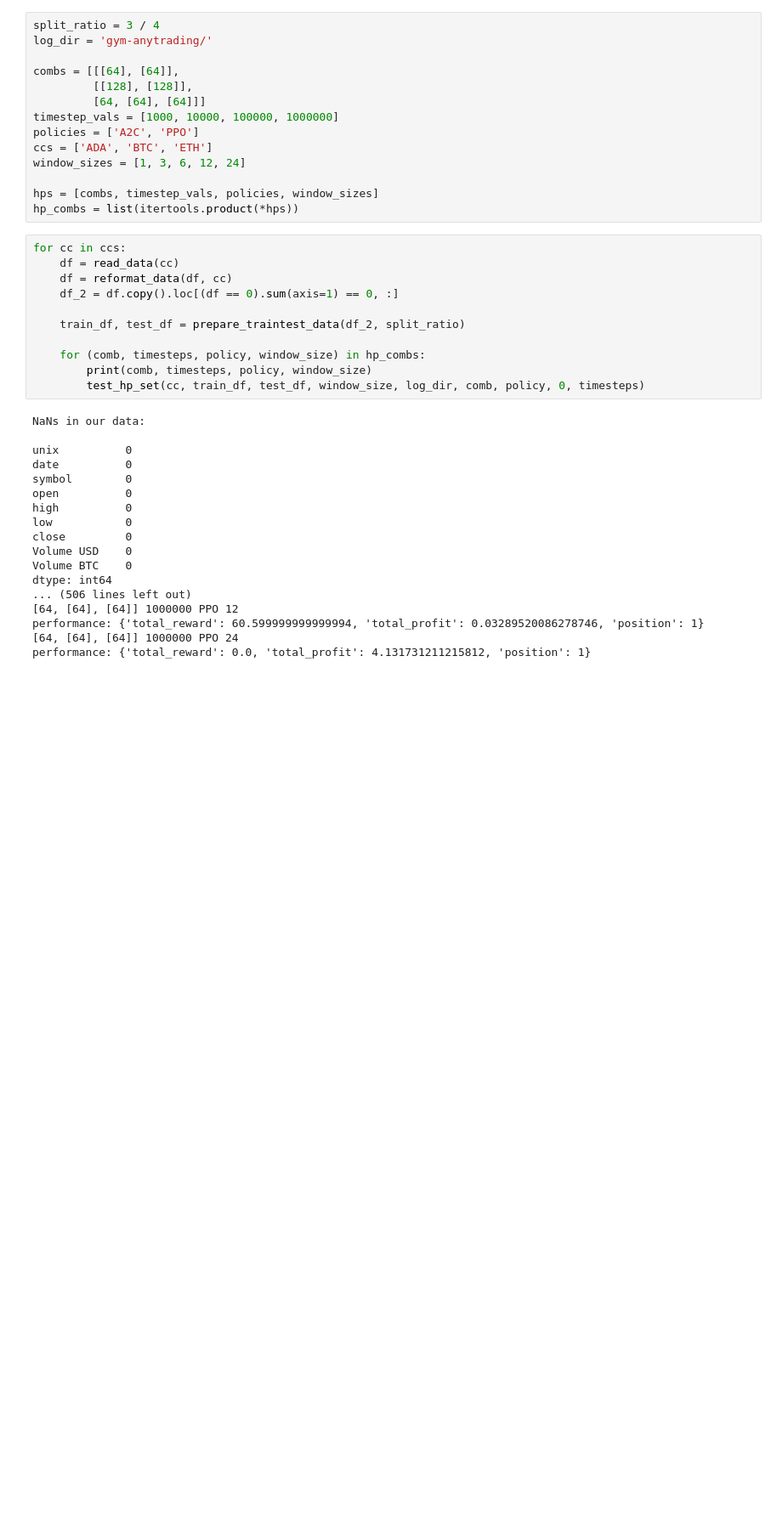
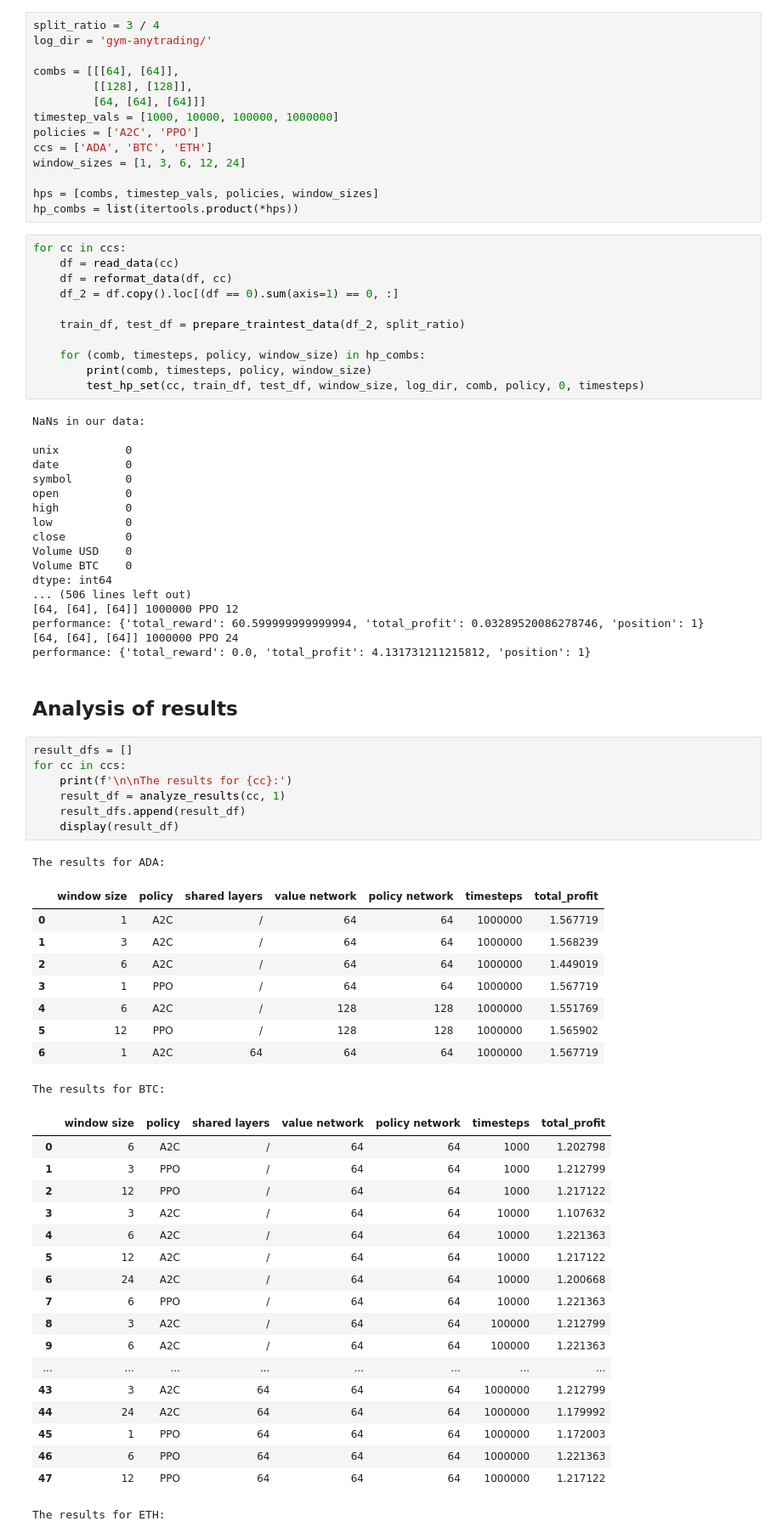
Before and after one commit to dstefanov46/AI-Project, a Jupyter notebook: report_result_replication.ipynb, the cells around one changed output. Shown at 85% size. Drawn from its saved outputs; the diff is of its cells as text; blank space fills up the shorter version.

Commit message:
added analysis of results

```diff
--- a/report_result_replication.ipynb
+++ b/report_result_replication.ipynb
@@ -122,3 +122,41 @@ dtype: int64
 performance: {'total_reward': 60.599999999999994, 'total_profit': 0.03289520086278746, 'position': 1}
 [64, [64], [64]] 1000000 PPO 24
 performance: {'total_reward': 0.0, 'total_profit': 4.131731211215812, 'position': 1}
+# %% [markdown]
+## Analysis of results
+# %%
+result_dfs = []
+for cc in ccs:
+    print(f'\n\nThe results for {cc}:')
+    result_df = analyze_results(cc, 1)
+    result_dfs.append(result_df)
+    display(result_df)
+# %% [output]
+The results for ADA:
+|  | window size | policy | shared layers | value network | policy network | timesteps | total_profit |
+| 0 | 1 | A2C | / | 64 | 64 | 1000000 | 1.567719 |
+| 1 | 3 | A2C | / | 64 | 64 | 1000000 | 1.568239 |
+| 2 | 6 | A2C | / | 64 | 64 | 1000000 | 1.449019 |
+| 3 | 1 | PPO | / | 64 | 64 | 1000000 | 1.567719 |
+| 4 | 6 | A2C | / | 128 | 128 | 1000000 | 1.551769 |
+| 5 | 12 | PPO | / | 128 | 128 | 1000000 | 1.565902 |
+| 6 | 1 | A2C | 64 | 64 | 64 | 1000000 | 1.567719 |
+The results for BTC:
+|  | window size | policy | shared layers | value network | policy network | timesteps | total_profit |
+| 0 | 6 | A2C | / | 64 | 64 | 1000 | 1.202798 |
+| 1 | 3 | PPO | / | 64 | 64 | 1000 | 1.212799 |
+| 2 | 12 | PPO | / | 64 | 64 | 1000 | 1.217122 |
+| 3 | 3 | A2C | / | 64 | 64 | 10000 | 1.107632 |
+| 4 | 6 | A2C | / | 64 | 64 | 10000 | 1.221363 |
+| 5 | 12 | A2C | / | 64 | 64 | 10000 | 1.217122 |
+| 6 | 24 | A2C | / | 64 | 64 | 10000 | 1.200668 |
+| 7 | 6 | PPO | / | 64 | 64 | 10000 | 1.221363 |
+| 8 | 3 | A2C | / | 64 | 64 | 100000 | 1.212799 |
+| 9 | 6 | A2C | / | 64 | 64 | 100000 | 1.221363 |
+| ... | ... | ... | ... | ... | ... | ... | ... |
+| 43 | 3 | A2C | 64 | 64 | 64 | 1000000 | 1.212799 |
+| 44 | 24 | A2C | 64 | 64 | 64 | 1000000 | 1.179992 |
+| 45 | 1 | PPO | 64 | 64 | 64 | 1000000 | 1.172003 |
+| 46 | 6 | PPO | 64 | 64 | 64 | 1000000 | 1.221363 |
+| 47 | 12 | PPO | 64 | 64 | 64 | 1000000 | 1.217122 |
+The results for ETH:
```
Also changed, not shown: parts of 2 cells of this notebook, 3 other files.
